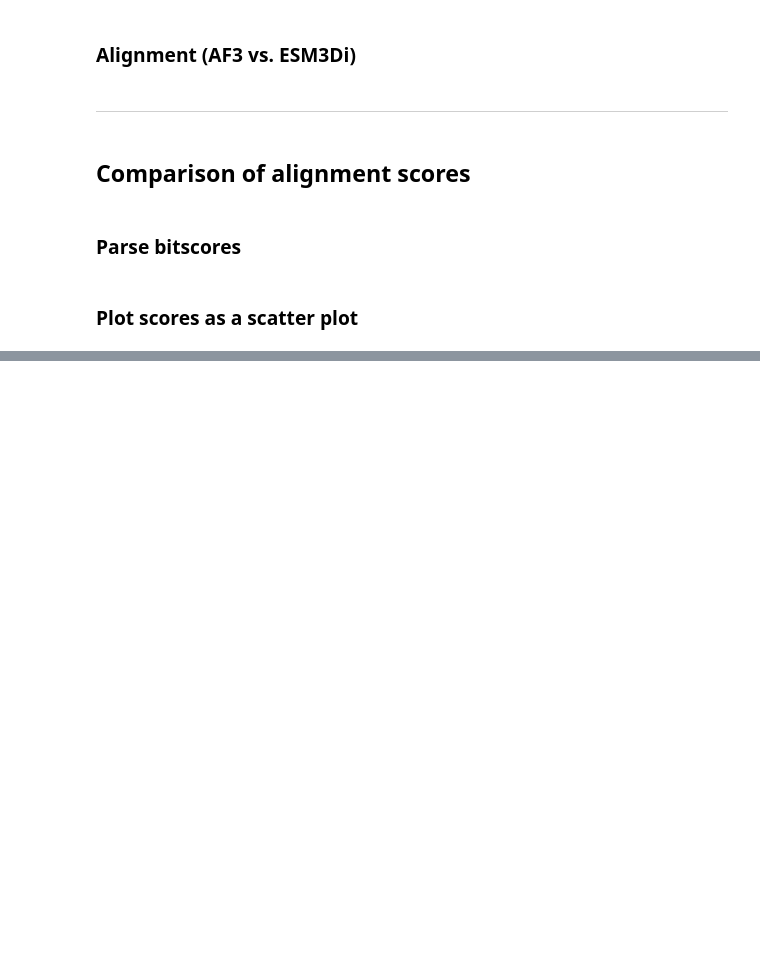
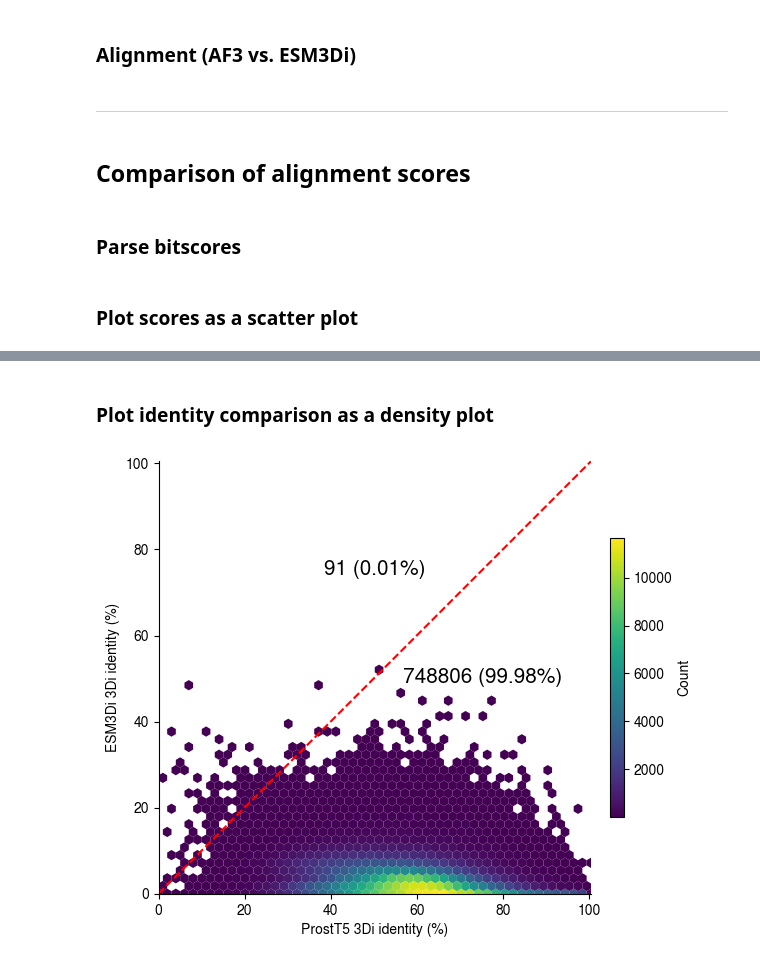
Before and after one commit to DessimozLab/ESM3di, a Jupyter notebook: benchmark/3di_alignment.ipynb, the cells around one changed output, grey strips where cells are left out. Cells and saved outputs as stored; diff of their text form; code cells hidden in the pictures; blank space fills up the shorter version.

```diff
--- a/benchmark/3di_alignment.ipynb
+++ b/benchmark/3di_alignment.ipynb
@@ -155,0 +207,75 @@ plt.show()
+# %%
+outfile = open('data/metavr/metavr_3di_identity.tsv', 'w')
+with open('data/metavr/metavr_3di_comp.tsv') as f:
+    for line in f:
+        metaVR_id, af3_3di, prostt5_3di, esm3di_3di = line.strip().split('\t')
+        metaVR_id = metaVR_id[1:]  # remove '>' from FASTA header
+
+        prostt5_identity = sum(a == b for a, b in zip(af3_3di, prostt5_3di)) / len(af3_3di) * 100
+        esm3di_identity = sum(a == b for a, b in zip(af3_3di, esm3di_3di)) / len(af3_3di) * 100
+
+        print(f'{metaVR_id}\t{prostt5_identity:.4f}\t{esm3di_identity:.4f}', file=outfile)
+        x.append(prostt5_identity)
+        y.append(esm3di_identity)
+# %% [markdown]
+### Plot identity comparison as a density plot
+# %%
+from matplotlib import pyplot as plt
+fig, ax = plt.subplots(figsize=(6, 6))
+plt.rcParams['font.family'] = 'Nimbus sans'
+
+x, y = [], []
+with open('data/metavr/metavr_3di_identity.tsv') as f:
+    for line in f:
+        _, prostt5_identity, esm3di_identity = line.strip().split('\t')
+        x.append(float(prostt5_identity))
+        y.append(float(esm3di_identity))
+
+# get info where x < y / x > y
+xsmall = sum(1 for a, b in zip(x, y) if a < b)
+xlarge = sum(1 for a, b in zip(x, y) if a > b)
+
+# equalize xlim and ylim
+lim = max(max(x), max(y)) + 0.5
+plt.xlim(0, lim)
+plt.ylim(0, lim)
+
+# density plot with viridis colormap
+ax.set_aspect("equal", adjustable="box")
+hb = ax.hexbin(
+    x, y,
+    gridsize=50,
+    extent=(0, lim, 0, lim),
+    cmap="viridis",
+    mincnt=1,
+    linewidths=0.0,
+)
+hb.set_alpha(1)
+
+# add colormap legend indicating the count of points in each hexbin
+# make it much smaller
+plt.colorbar(hb, ax=ax, label='Count', fraction=0.03, pad=0.04)
+
+plt.plot([0, lim], [0, lim], 'r--')
+
+# print info about how many points are above/below the diagonal
+txt_above = f"{xsmall} ({xsmall / len(x) * 100:.2f}%)"
+txt_below = f"{xlarge} ({xlarge / len(x) * 100:.2f}%)"
+
+# centers of the two triangles in axes coordinates: (1/3,2/3) and (2/3,1/3)
+ax.text(1/2, 3/4, txt_above, transform=ax.transAxes,
+        ha="center", va="center", fontsize=15)
+ax.text(3/4, 1/2, txt_below, transform=ax.transAxes,
+        ha="center", va="center", fontsize=15)
+
+# set labels and title
+plt.xlabel('ProstT5 3Di identity (%)')
+plt.ylabel('ESM3Di 3Di identity (%)')
+
+# remove top and right spines
+plt.gca().spines['top'].set_visible(False)
+plt.gca().spines['right'].set_visible(False)
+
+plt.show()
+# %% [output]
+[figure, added]
```
Also changed, not shown: parts of 8 cells of this notebook.
